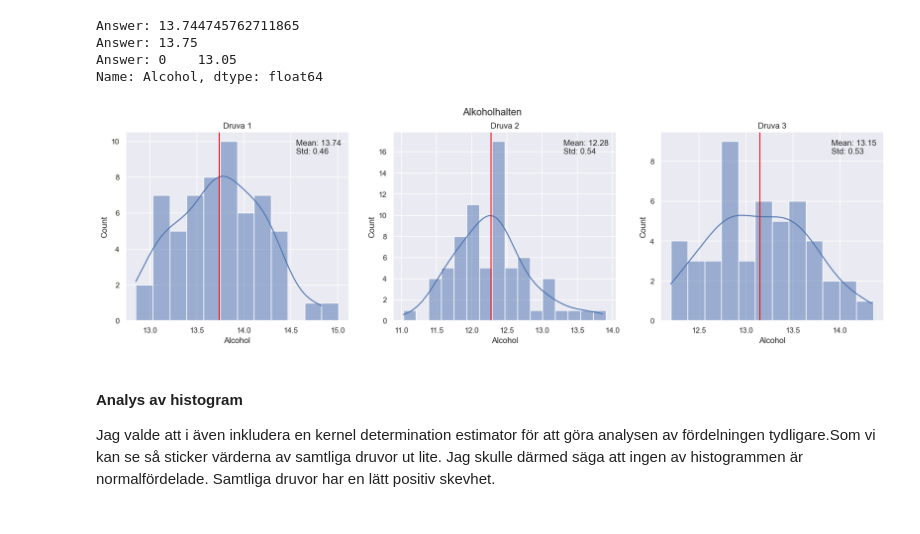
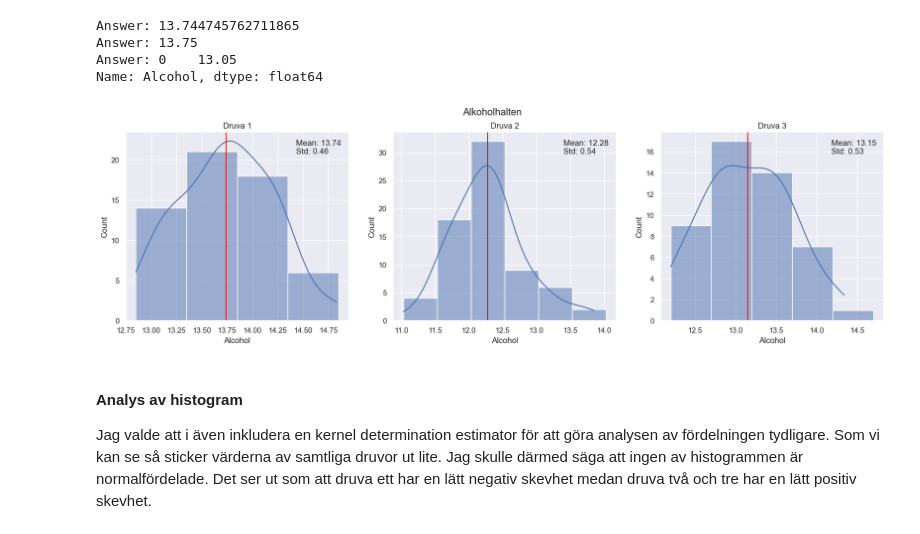
Before and after one commit to SauronGunnars/Statistiska-Metoder-Sara-Gunnars, a Jupyter notebook: slutupg_statistik.ipynb, the cells around one changed output. Saved outputs shown, nothing was run; the diff lists cells and outputs as text; code cells hidden in the pictures.

```diff
--- a/slutupg_statistik.ipynb
+++ b/slutupg_statistik.ipynb
@@ -93,21 +96,21 @@ Name: Alcohol, dtype: float64
 # %%
 #skapar figur, sätter upp tre subplots samt titel
 from matplotlib.offsetbox import AnchoredText
 fig, ax = plt.subplots(1,3, figsize = (20,5))
 fig.suptitle('Alkoholhalten')
 
 
 for i, grape in enumerate(wine_dict):
 
     ax[i].set_title(f'{grape}') #subplot titel
-    sns.histplot(ax = ax[i], data= wine_dict[grape], x= 'Alcohol',  binwidth= 0.18,kde= True) #den data vi önskar plotta
+    sns.histplot(ax = ax[i], data= wine_dict[grape], x= 'Alcohol',  binwidth= 0.5,kde= True) #den data vi önskar plotta
     ax[i].axvline(x = alcohol_mean[i], ymin = 0, ymax = 1, color = 'red') #adderar vertikal linje för medelvärdet
 
     #text ruta med medelvärde och standardavvikelsee
     anc = AnchoredText(f'Mean: {alcohol_mean[i]}\nStd: {alcohol_std[i]}', loc="upper right", frameon=False)
     ax[i].add_artist(anc)
 # %% [output]
-[figure, old version]
+[figure, new version]
 # %% [markdown]
 #### Analys av histogram
-Jag valde att i även inkludera en kernel determination estimator för att göra analysen av fördelningen tydligare.Som vi kan se så sticker värderna av samtliga druvor ut lite. Jag skulle därmed säga att ingen av histogrammen är normalfördelade. Samtliga druvor har en lätt positiv skevhet.
+Jag valde att i även inkludera en kernel determination estimator för att göra analysen av fördelningen tydligare. Som vi kan se så sticker värderna av samtliga druvor ut lite. Jag skulle därmed säga att ingen av histogrammen är normalfördelade. Det ser ut  som att druva ett har en lätt negativ skevhet medan druva två och tre har en lätt positiv skevhet.
```
Also changed, not shown: parts of 1 cell of this notebook.
